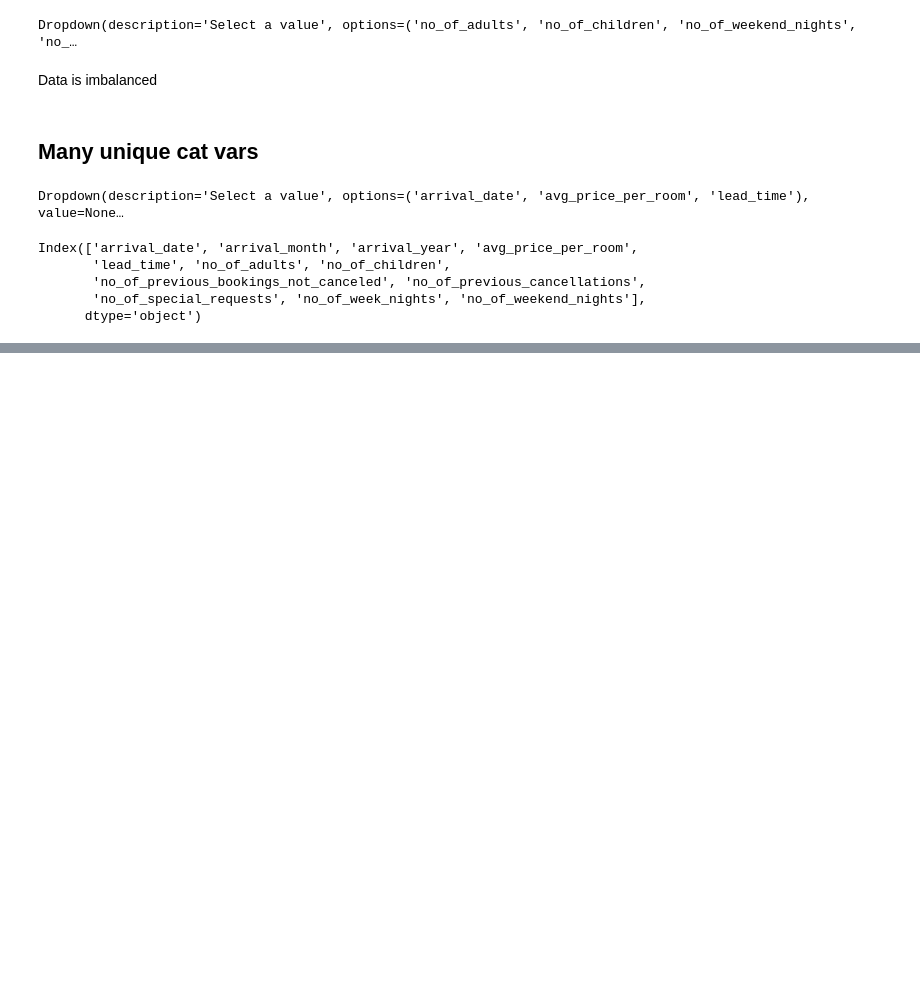
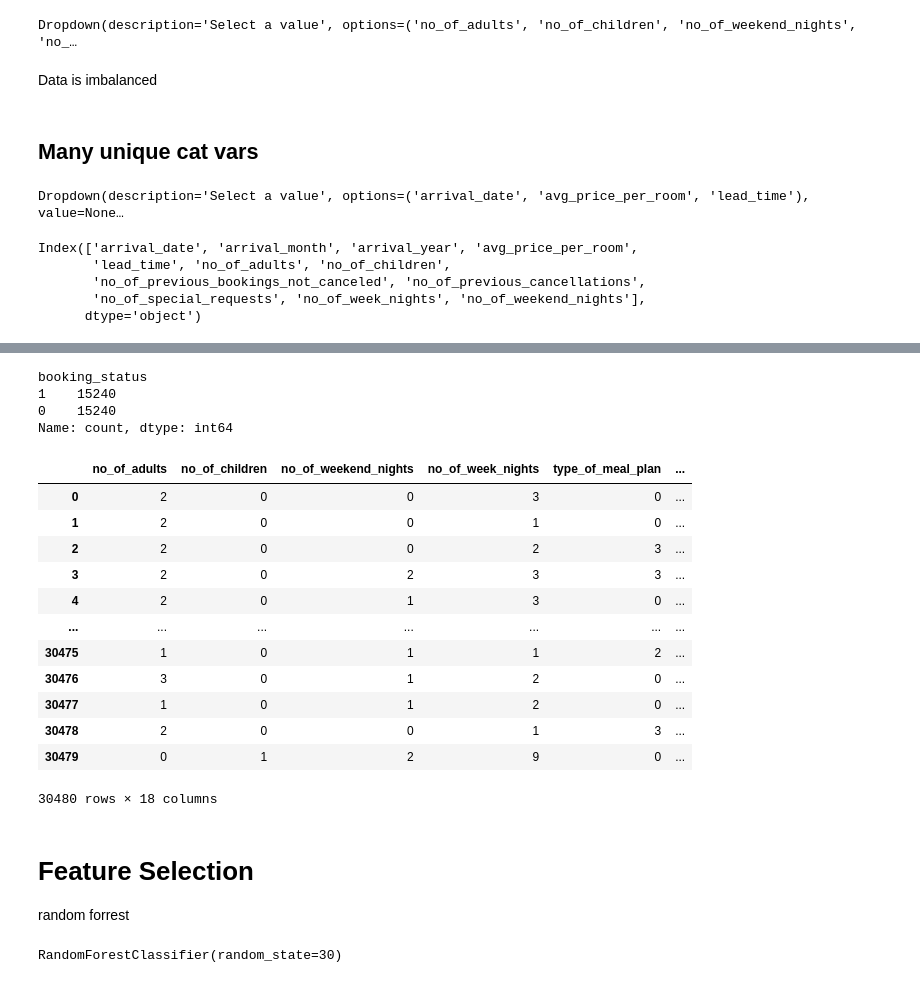
Before and after one commit to efosazuwa/MLOPS-hotel, a Jupyter notebook: notebooks/model_construction.ipynb, the cells around one changed output, grey strips where cells are left out. Cells and saved outputs as stored; diff of their text form; code cells hidden in the pictures; blank space fills up the shorter version.

```diff
--- a/notebooks/model_construction.ipynb
+++ b/notebooks/model_construction.ipynb
@@ -173,0 +395,4 @@ def plot_bivatiate_num(df, target, num_features):
+# %%
+for col in hotel_df.columns:
+    if skewness[col]>5:
+        hotel_df[col] = np.log1p(hotel_df[col])
@@ -173,0 +410,3 @@ def plot_bivatiate_num(df, target, num_features):
+# %%
+X = hotel_df.drop(columns=['booking_status'])
+y = hotel_df["booking_status"]
@@ -173,0 +415,30 @@ def plot_bivatiate_num(df, target, num_features):
+# %%
+smote = SMOTE(random_state=30)
+
+X_res, y_res = smote.fit_resample(X, y)
+# %%
+y_res.value_counts()
+# %% [output]
+booking_status
+1    15240
+0    15240
+Name: count, dtype: int64
+# %%
+balanced_df = pd.DataFrame(X_res, columns=X.columns)
+balanced_df["booking_status"] = y_res
+# %%
+balanced_df
+# %% [output]
+|  | no_of_adults | no_of_children | no_of_weekend_nights | no_of_week_nights | type_of_meal_plan | ... |
+| 0 | 2 | 0 | 0 | 3 | 0 | ... |
+| 1 | 2 | 0 | 0 | 1 | 0 | ... |
+| 2 | 2 | 0 | 0 | 2 | 3 | ... |
+| 3 | 2 | 0 | 2 | 3 | 3 | ... |
+| 4 | 2 | 0 | 1 | 3 | 0 | ... |
+| ... | ... | ... | ... | ... | ... | ... |
+| 30475 | 1 | 0 | 1 | 1 | 2 | ... |
+| 30476 | 3 | 0 | 1 | 2 | 0 | ... |
+| 30477 | 1 | 0 | 1 | 2 | 0 | ... |
+| 30478 | 2 | 0 | 0 | 1 | 3 | ... |
+| 30479 | 0 | 1 | 2 | 9 | 0 | ... |
+30480 rows × 18 columns
@@ -173,0 +447,3 @@ def plot_bivatiate_num(df, target, num_features):
+# %% [markdown]
+# Feature Selection
+random forrest
@@ -173,0 +455,5 @@ def plot_bivatiate_num(df, target, num_features):
+# %%
+model = RandomForestClassifier(random_state=30)
+model.fit(X, y)
+# %% [output]
+RandomForestClassifier(random_state=30)
```
Also changed, not shown: parts of 46 cells of this notebook.
